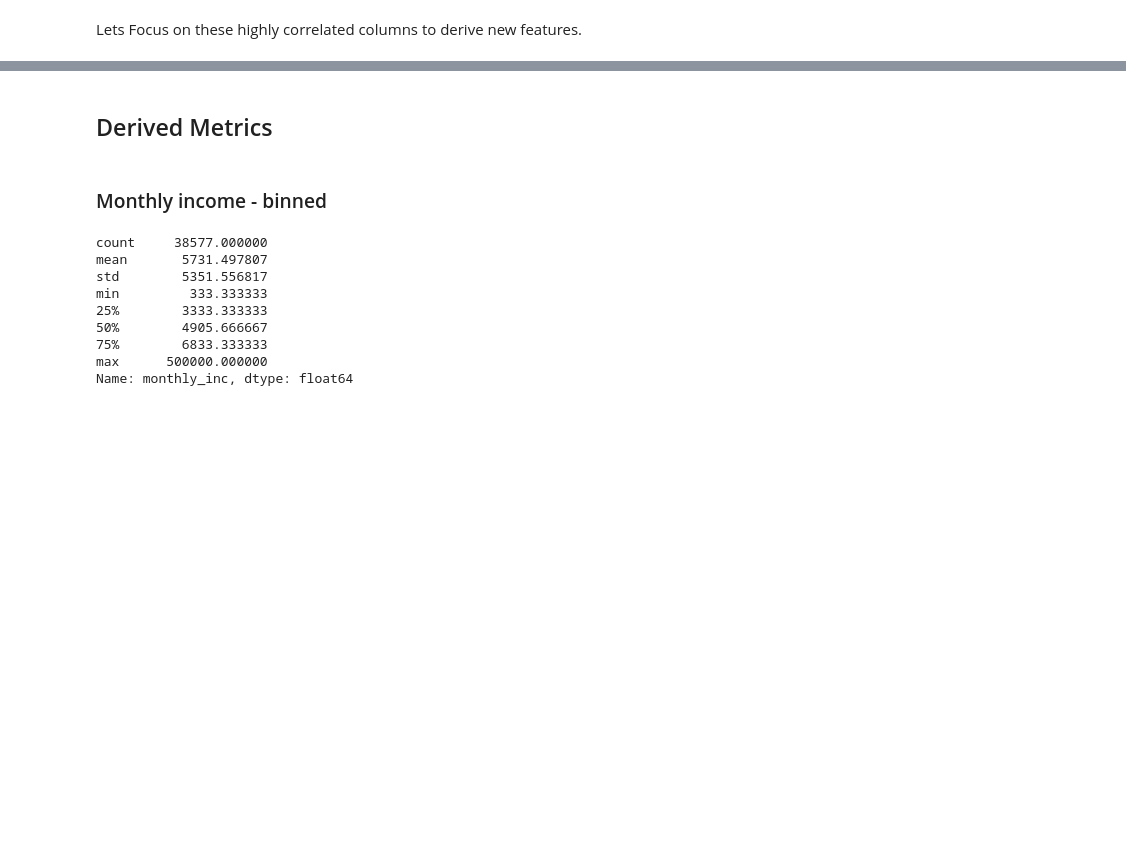
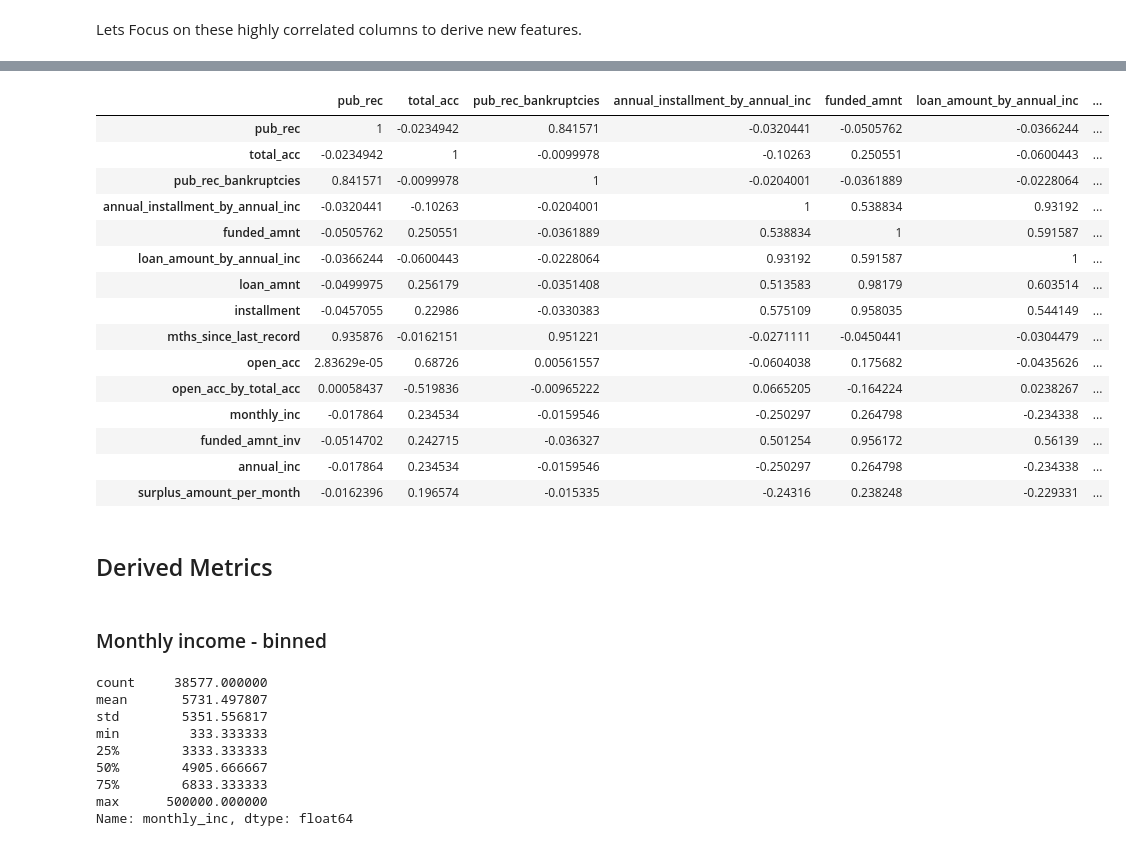
Before and after one commit to saneshashank/course2-GP1, a Jupyter notebook: loan_EDA.ipynb, the cells around one changed output, grey strips where cells are left out. Saved outputs shown, nothing was run; the diff lists cells and outputs as text; code cells hidden in the pictures; blank space fills up the shorter version.

```diff
--- a/loan_EDA.ipynb
+++ b/loan_EDA.ipynb
@@ -1224,3 +1258,22 @@ sns.heatmap(loan_high_corr_df.corr())
+# %%
+loan_high_corr_df.corr().style.background_gradient()
+# %% [output]
+|  | pub_rec | total_acc | pub_rec_bankruptcies | annual_installment_by_annual_inc | funded_amnt | loan_amount_by_annual_inc | ... |
+| pub_rec | 1 | -0.0234942 | 0.841571 | -0.0320441 | -0.0505762 | -0.0366244 | ... |
+| total_acc | -0.0234942 | 1 | -0.0099978 | -0.10263 | 0.250551 | -0.0600443 | ... |
+| pub_rec_bankruptcies | 0.841571 | -0.0099978 | 1 | -0.0204001 | -0.0361889 | -0.0228064 | ... |
+| annual_installment_by_annual_inc | -0.0320441 | -0.10263 | -0.0204001 | 1 | 0.538834 | 0.93192 | ... |
+| funded_amnt | -0.0505762 | 0.250551 | -0.0361889 | 0.538834 | 1 | 0.591587 | ... |
+| loan_amount_by_annual_inc | -0.0366244 | -0.0600443 | -0.0228064 | 0.93192 | 0.591587 | 1 | ... |
+| loan_amnt | -0.0499975 | 0.256179 | -0.0351408 | 0.513583 | 0.98179 | 0.603514 | ... |
+| installment | -0.0457055 | 0.22986 | -0.0330383 | 0.575109 | 0.958035 | 0.544149 | ... |
+| mths_since_last_record | 0.935876 | -0.0162151 | 0.951221 | -0.0271111 | -0.0450441 | -0.0304479 | ... |
+| open_acc | 2.83629e-05 | 0.68726 | 0.00561557 | -0.0604038 | 0.175682 | -0.0435626 | ... |
+| open_acc_by_total_acc | 0.00058437 | -0.519836 | -0.00965222 | 0.0665205 | -0.164224 | 0.0238267 | ... |
+| monthly_inc | -0.017864 | 0.234534 | -0.0159546 | -0.250297 | 0.264798 | -0.234338 | ... |
+| funded_amnt_inv | -0.0514702 | 0.242715 | -0.036327 | 0.501254 | 0.956172 | 0.56139 | ... |
+| annual_inc | -0.017864 | 0.234534 | -0.0159546 | -0.250297 | 0.264798 | -0.234338 | ... |
+| surplus_amount_per_month | -0.0162396 | 0.196574 | -0.015335 | -0.24316 | 0.238248 | -0.229331 | ... |
 # %% [markdown]
 ## Derived Metrics
 # %% [markdown]
```
Also changed, not shown: parts of 39 cells of this notebook.
